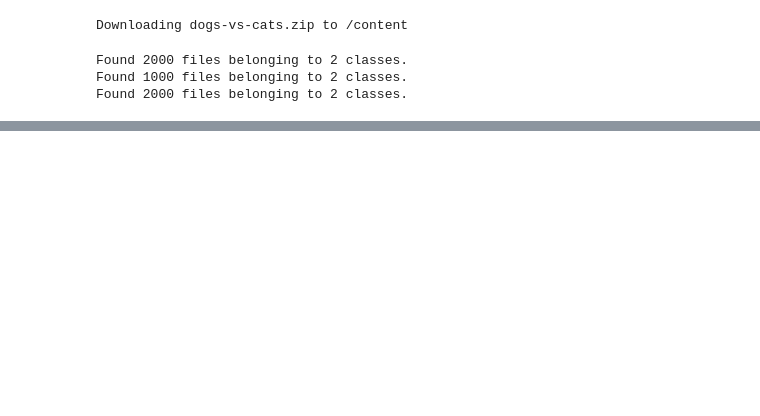
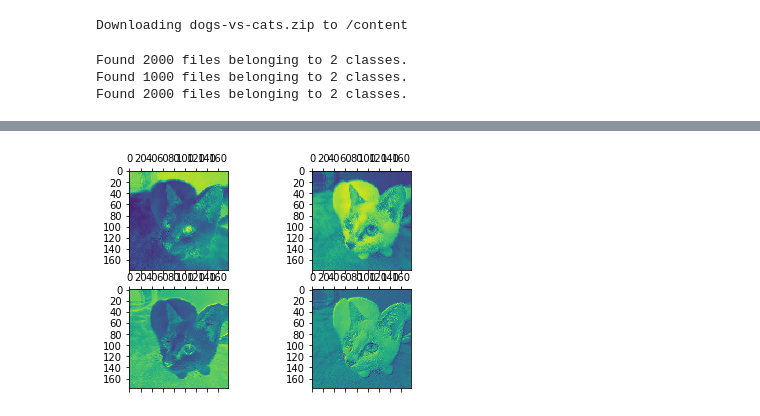
Before and after one commit to CKeibel/tensorflow, a Jupyter notebook: 05-advanced-computer-vision/Interpreting_what_convnets_learn.ipynb, the cells around one changed output, grey strips where cells are left out. Drawn from its saved outputs; the diff is of its cells as text; code cells hidden in the pictures; blank space fills up the shorter version.

```diff
--- a/05-advanced-computer-vision/Interpreting_what_convnets_learn.ipynb
+++ b/05-advanced-computer-vision/Interpreting_what_convnets_learn.ipynb
@@ -177,0 +248,9 @@ model.evaluate(test_data)
+# %%
+fig, ((ax1, ax2), (ax3, ax4)) = plt.subplots(2, 2)
+ax1.matshow(first_layer_activation[0, :, :, 0], cmap="viridis")
+ax2.matshow(first_layer_activation[0, :, :, 1], cmap="viridis")
+ax3.matshow(first_layer_activation[0, :, :, 2], cmap="viridis")
+ax4.matshow(first_layer_activation[0, :, :, 3], cmap="viridis")
+plt.show()
+# %% [output]
+[figure, added]
```
Also changed, not shown: parts of 16 cells of this notebook.
